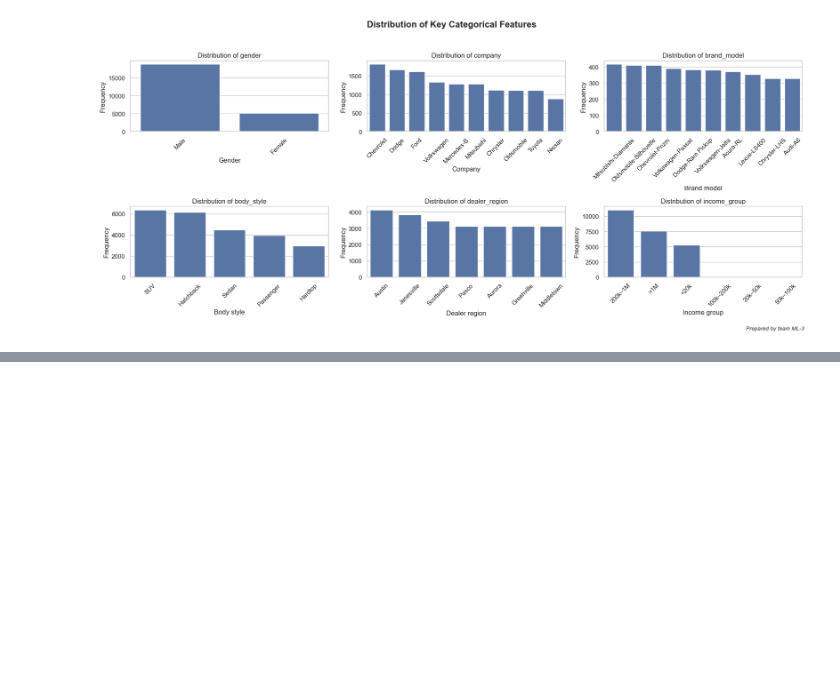
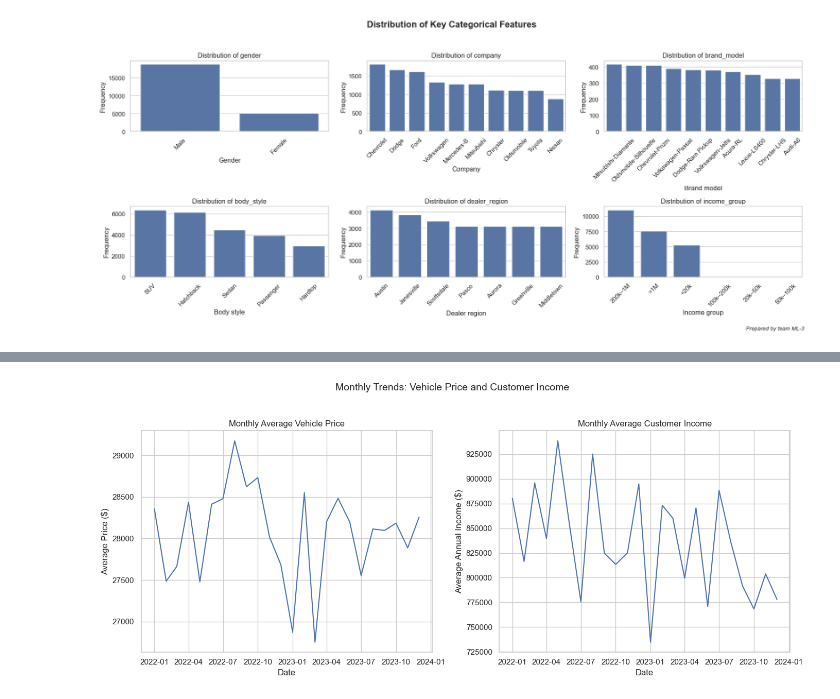
Before and after one commit to postatum/dealerships_sales_forecasting, a Jupyter notebook: notebooks/02_eda_analysis.ipynb, the cells around one changed output, grey strips where cells are left out. Drawn from its saved outputs; the diff is of its cells as text; code cells hidden in the pictures; blank space fills up the shorter version.

Commit message:
Final EDA Analysis with model-ready dataset saved as parquet file

```diff
--- a/notebooks/02_eda_analysis.ipynb
+++ b/notebooks/02_eda_analysis.ipynb
@@ -53,8 +61,8 @@ df.rename(columns={
     'Brand_Model': 'brand_model'
 }, inplace=True)
 
-# Create a combined identifier for brand + model
-df['brand_model'] = df['company'] + '-' + df['model']
+# Remove encoding artifact in the 'engine' column
+df['engine'] = df['engine'].str.replace('Â', '', regex=False).str.strip()
 
 # Show basic info about the dataset
 df.info()
@@ -79,6 +87,13 @@ memory usage: 3.1+ MB
 # %%
 # Convert 'date' column to datetime
 df['date'] = pd.to_datetime(df['date'])
+
+# Extract year and month from date
+df['year'] = df['date'].dt.year
+df['month'] = df['date'].dt.month
+
+# Create a combined identifier for brand + model
+df['brand_model'] = df['company'] + '-' + df['model']
 
 # List of categorical columns to convert
 categorical_columns = [
@@ -218,0 +248,30 @@ plt.show()
+# %%
+# Group data by year and month to calculate average price and average income
+monthly_agg = df.groupby(['year', 'month'])[['price', 'annual_income']].mean().reset_index()
+
+# Create a proper datetime column for time series plotting
+monthly_agg['date'] = pd.to_datetime(monthly_agg[['year', 'month']].assign(day=1))
+
+# Create a two-panel plot to show trends over time
+plt.figure(figsize=(14, 6))
+
+# Plot Monthly Average Price
+plt.subplot(1, 2, 1)
+sns.lineplot(data=monthly_agg, x='date', y='price')
+plt.title('Monthly Average Vehicle Price')
+plt.xlabel('Date')
+plt.ylabel('Average Price ($)')
+
+# Plot Monthly Average Income
+plt.subplot(1, 2, 2)
+sns.lineplot(data=monthly_agg, x='date', y='annual_income')
+plt.title('Monthly Average Customer Income')
+plt.xlabel('Date')
+plt.ylabel('Average Annual Income ($)')
+
+# Add general title
+plt.suptitle('Monthly Trends: Vehicle Price and Customer Income', fontsize=14)
+plt.tight_layout(rect=[0, 0, 1, 0.95])
+plt.show()
+# %% [output]
+[figure, added]
```
Also changed, not shown: parts of 15 cells of this notebook, 1 other file.
